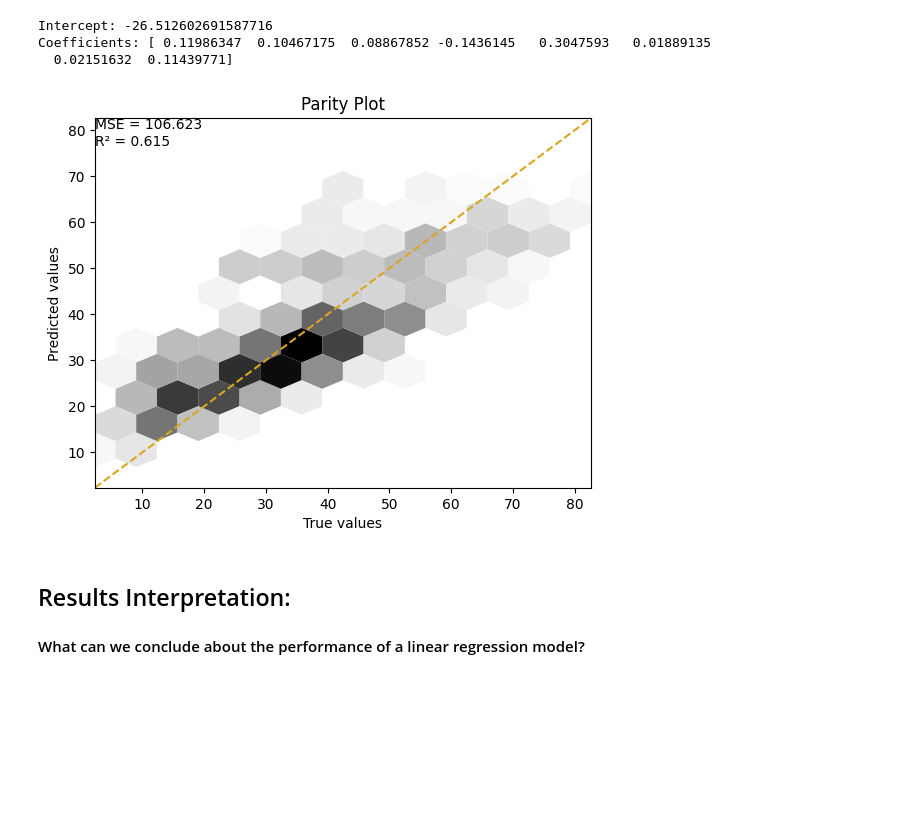
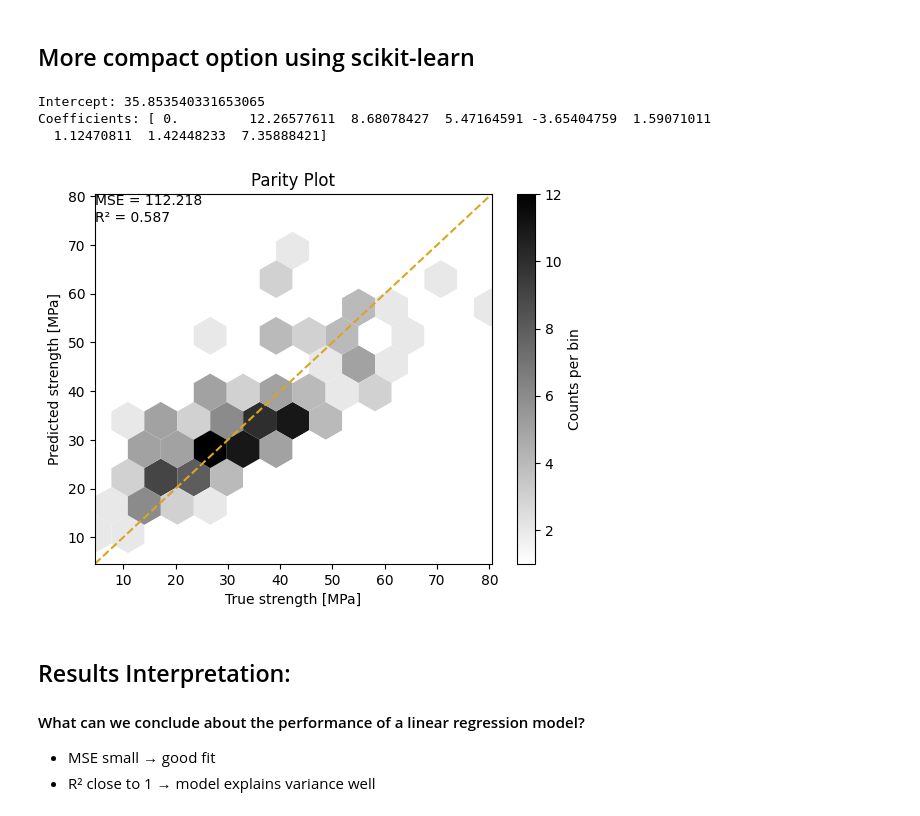
Before and after one commit to MatteoTorzy/acm, a Jupyter notebook: Linear_regression/Multivariate_regression_concrete.ipynb, the cells around one changed output. Cells and saved outputs as stored; diff of their text form; code cells hidden in the pictures; blank space fills up the shorter version.

```diff
--- a/Linear_regression/Multivariate_regression_concrete.ipynb
+++ b/Linear_regression/Multivariate_regression_concrete.ipynb
@@ -43,0 +84,11 @@ y = df.iloc[1:, -1].values    # last column (except the title row)
+# %%
+scaler = StandardScaler()
+
+# Split data (80% train, 20% test)
+X_train, X_test, y_train, y_test = train_test_split(X, y, test_size=0.2, random_state=4)
+
+# Fit ONLY on training data
+X_train_scaled = scaler.fit_transform(X_train)
+
+# Apply same transformation to test data
+X_test_scaled = scaler.transform(X_test)
@@ -44,17 +97,11 @@ y = df.iloc[1:, -1].values    # last column (except the title row)
 # %%
-# Add bias term (column of ones)
-N = X.shape[0]
-X_design = np.hstack([np.ones((N, 1)), X])
+# Build design matrix by adding bias term (column of ones β0)
+X_train_d = np.hstack([np.ones((X_train_scaled.shape[0], 1)), X_train_scaled])
+X_test_d  = np.hstack([np.ones((X_test_scaled.shape[0], 1)), X_test_scaled])
 
-# Compute least-squares solution
-beta = np.linalg.pinv(X_design) @ y
+# The pseudo-inverse is numerically more stable than (X^T X)^(-1) X^T
+beta = np.linalg.pinv(X_train_d) @ y_train
 print("Estimated parameters:")
 print(beta)
-
-# Predictions
-y_pred = X_design @ beta
-
-# Visualization
-parity_plot(y, y_pred)
 # %% [output]
 Estimated parameters:
@@ -67,20 +121,25 @@ Estimated parameters:
+# %% [markdown]
+## More compact option using scikit-learn
 # %%
 from sklearn.linear_model import LinearRegression
 
 model = LinearRegression()
-model.fit(X, y)
+model.fit(X_train_d, y_train)
 
 print("Intercept:", model.intercept_)
 print("Coefficients:", model.coef_)
 
-y_pred = model.predict(X)
-parity_plot(y, y_pred)
+y_test_pred = model.predict(X_test_d)
+parity_plot(y_test, y_test_pred)
 # %% [output]
-Intercept: -26.512602691587716
-Coefficients: [ 0.11986347  0.10467175  0.08867852 -0.1436145   0.3047593   0.01889135
-  0.02151632  0.11439771]
+Intercept: 35.853540331653065
+Coefficients: [ 0.         12.26577611  8.68078427  5.47164591 -3.65404759  1.59071011
+  1.12470811  1.42448233  7.35888421]
-[figure, old version]
+[figure, new version]
 # %% [markdown]
 ## Results Interpretation:
 
 #### What can we conclude about the performance of a linear regression model?
+
+- MSE small → good fit
+- R² close to 1 → model explains variance well
```
Also changed, not shown: parts of 14 cells of this notebook.
